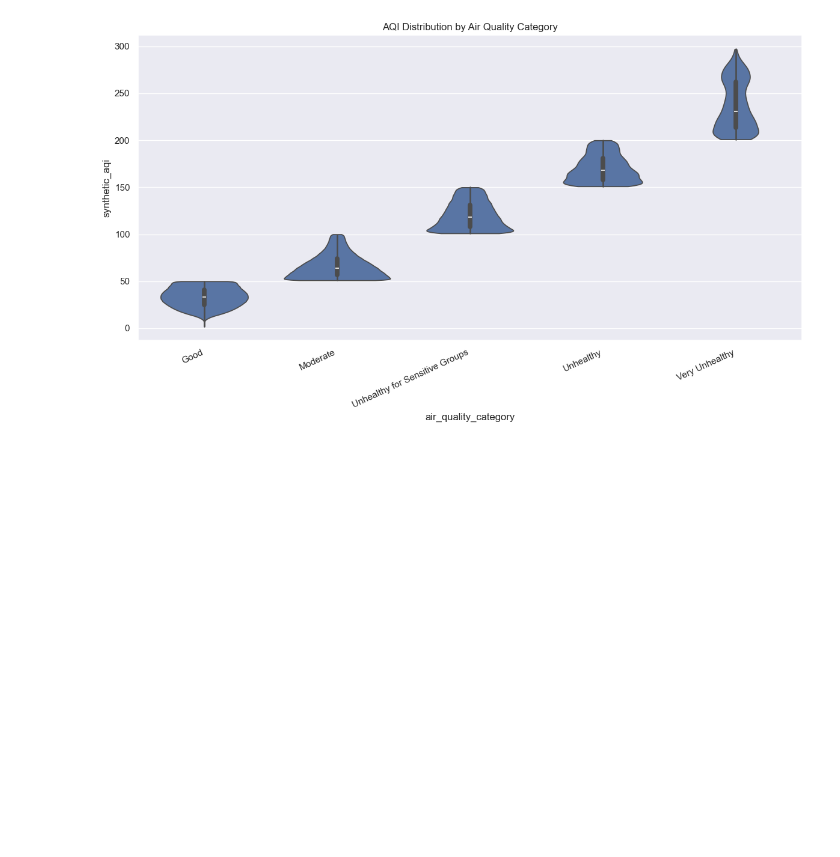
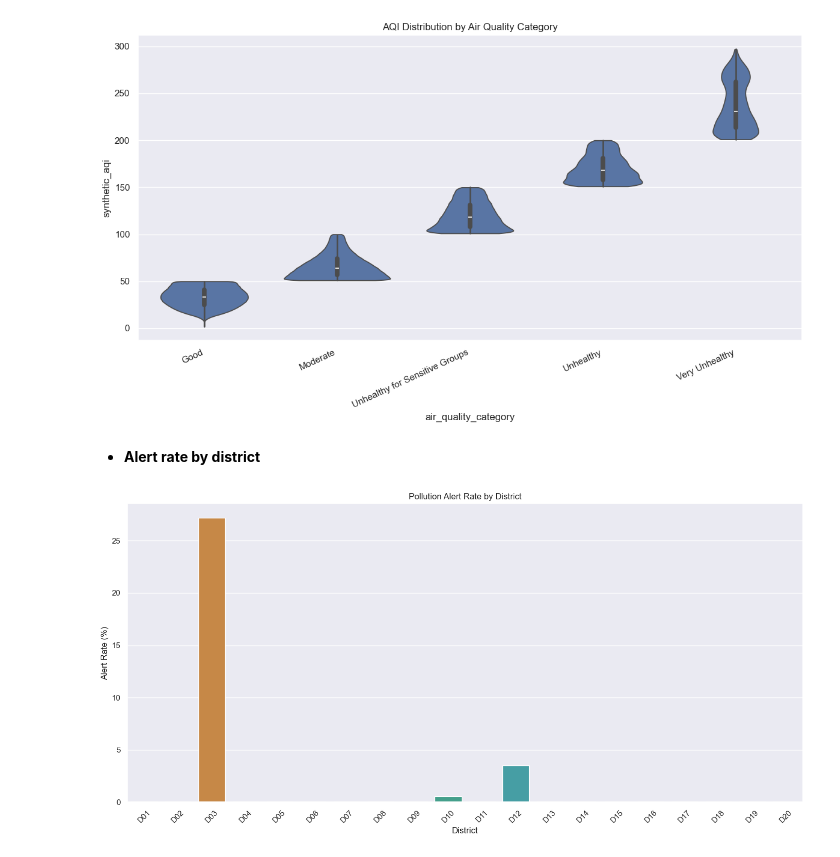
Before and after one commit to geershatisaxena/AQI-Data-Analysis, a Jupyter notebook: air quality.ipynb, the cells around one changed output. Saved outputs shown, nothing was run; the diff lists cells and outputs as text; code cells hidden in the pictures; blank space fills up the shorter version.

```diff
--- a/air quality.ipynb
+++ b/air quality.ipynb
@@ -1331,3 +1331,16 @@ plt.xticks(rotation=25, ha="right")
 plt.tight_layout()
 # %% [output]
 [figure]
+# %% [markdown]
+- **Alert rate by district**
+# %%
+alert_rate = df.groupby("district_id")["pollution_alert_flag"].mean().mul(100).reset_index()
+plt.figure(figsize=(14, 7))
+sns.barplot(data=alert_rate, x="district_id", y="pollution_alert_flag", errorbar=None, palette="husl", hue="district_id", legend=False)
+plt.title("Pollution Alert Rate by District")
+plt.xlabel("District")
+plt.ylabel("Alert Rate (%)")
+plt.xticks(rotation=45)
+plt.tight_layout()
+# %% [output]
+[figure, added]
```
